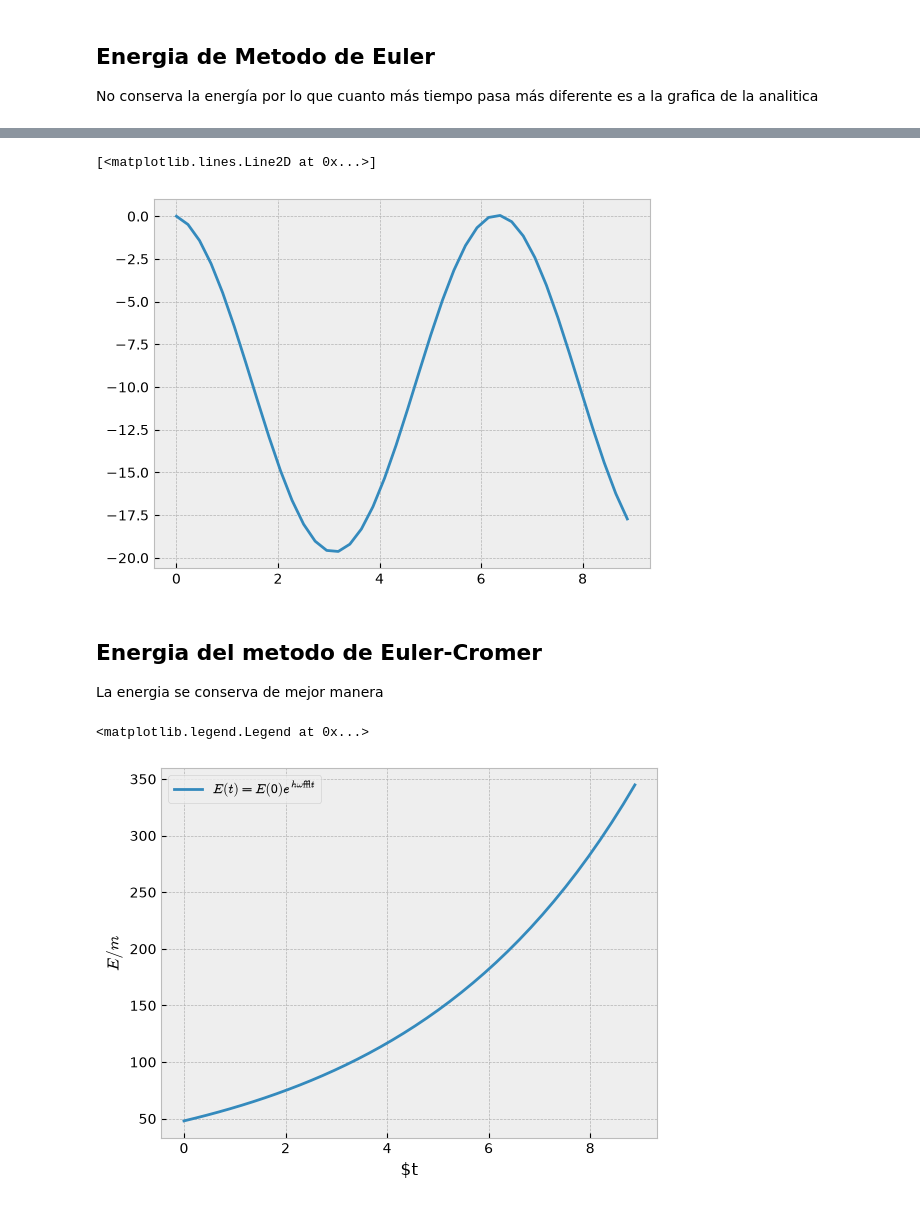
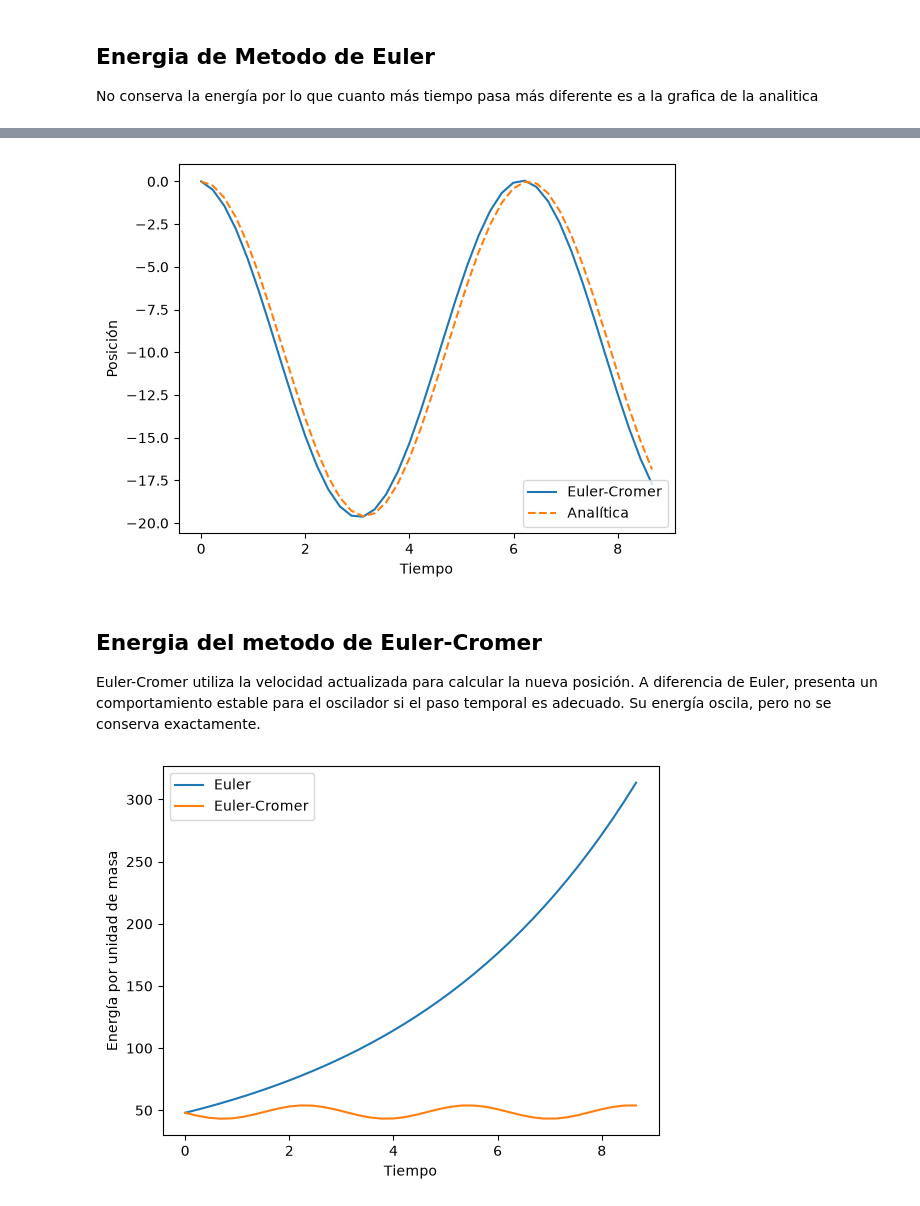
Before and after one commit to Dewscot/Clases, a Jupyter notebook: FC2/Clases/Soluciones_numericas_EDO.ipynb, the cells around one changed output, grey strips where cells are left out. Drawn from its saved outputs; the diff is of its cells as text; code cells hidden in the pictures.

```diff
--- a/FC2/Clases/Soluciones_numericas_EDO.ipynb
+++ b/FC2/Clases/Soluciones_numericas_EDO.ipynb
@@ -26,5 +41,0 @@ plt.style.use('bmh')
-# %%
-h=0.000002
-Ntiempo= 40
-t = np.arange(0,h*Ntiempo,h)
-tt = np.linspace(0,h*Ntiempo,40)
@@ -31,8 +47,6 @@ tt = np.linspace(0,h*Ntiempo,40)
 # %% [markdown]
 # Metodo de Euler
 # %%
-omega = 1.0
-g = 9.8
 
 def f(x, omega, g = 9.8):
     y, u = x
@@ -49,4 +63,15 @@ y = x[:,0]
 u = x[:,1]
 
 plt.scatter(t,y)
+
+#Version analitica
+y_exacta = (g/omega**2)*(np.cos(omega*t)-1)
+
+plt.plot(t, y_exacta, label="Analítica")
+plt.plot(t, y, 'o', label="Euler")
+
+plt.xlabel("Tiempo")
+plt.ylabel("Posición")
+plt.legend()
+plt.show()
 # %% [output]
@@ -57,11 +81,15 @@ plt.scatter(t,y)
 No conserva la energía por lo que cuanto más tiempo pasa más diferente es a la grafica de la analitica
 # %%
 E = u**2/2 + (omega**2/2)*(y+g/omega**2)**2
-EE = E[0]*np.exp(omega**2*h*tt)
-plt.plot(tt,EE, label='$E(t)=E(0)e^{h\\omega²t}$')
-plt.scatter(t,E)
-plt.xlabel('$t')
-plt.ylabel('$E/m$')
-#lt.yscale('log')
+
+n = np.arange(Ntiempo)
+E_teorica = E[0]*(1+omega**2*h**2)**n
+
+plt.plot(t, E_teorica, label="Energía teórica de Euler")
+plt.scatter(t, E, label="Energía numérica")
+
+plt.xlabel("Tiempo")
+plt.ylabel("Energía por unidad de masa")
 plt.legend()
+plt.show()
 # %% [output]
@@ -85,22 +132,26 @@ for n in range(Ntiempo-1):
 # %%
-t = np.arange(0,h*Ntiempo)
-plt.plot(tt,y_EC)
+plt.plot(t, y_EC, label="Euler-Cromer")
+plt.plot(t, y_exacta, '--', label="Analítica")
+
+plt.xlabel("Tiempo")
+plt.ylabel("Posición")
+plt.legend()
+plt.show()
 # %% [output]
-[<matplotlib.lines.Line2D at 0x...>]
-[figure, old version]
+[figure, new version]
 # %% [markdown]
 ## Energia del metodo de Euler-Cromer
-La energia se conserva de mejor manera
+Euler-Cromer utiliza la velocidad actualizada para calcular la nueva posición. A diferencia de Euler, presenta un comportamiento estable para el oscilador si el paso temporal es adecuado. Su energía oscila, pero no se conserva exactamente.
 # %%
-E_EC = u**2/2 + (omega**2/2)*(y+g/omega**2)**2
-EE = E[0]*np.exp(omega**2*h*tt)
-plt.plot(tt,EE, label='$E(t)=E(0)e^{h\\omega²t}$')
-#plt.scatter(tt,E_EC)
-plt.xlabel('$t')
-plt.ylabel('$E/m$')
-#plt.yscale('log')
+E_EC = u_EC**2/2 + (omega**2/2)*(y_EC+g/omega**2)**2
+
+plt.plot(t, E, label="Euler")
+plt.plot(t, E_EC, label="Euler-Cromer")
+
+plt.xlabel("Tiempo")
+plt.ylabel("Energía por unidad de masa")
 plt.legend()
+plt.show()
 # %% [output]
-<matplotlib.legend.Legend at 0x...>
-[figure, old version]
+[figure, new version]
 # %% [markdown]
```
Also changed, not shown: parts of 21 cells of this notebook, 2 other files.
